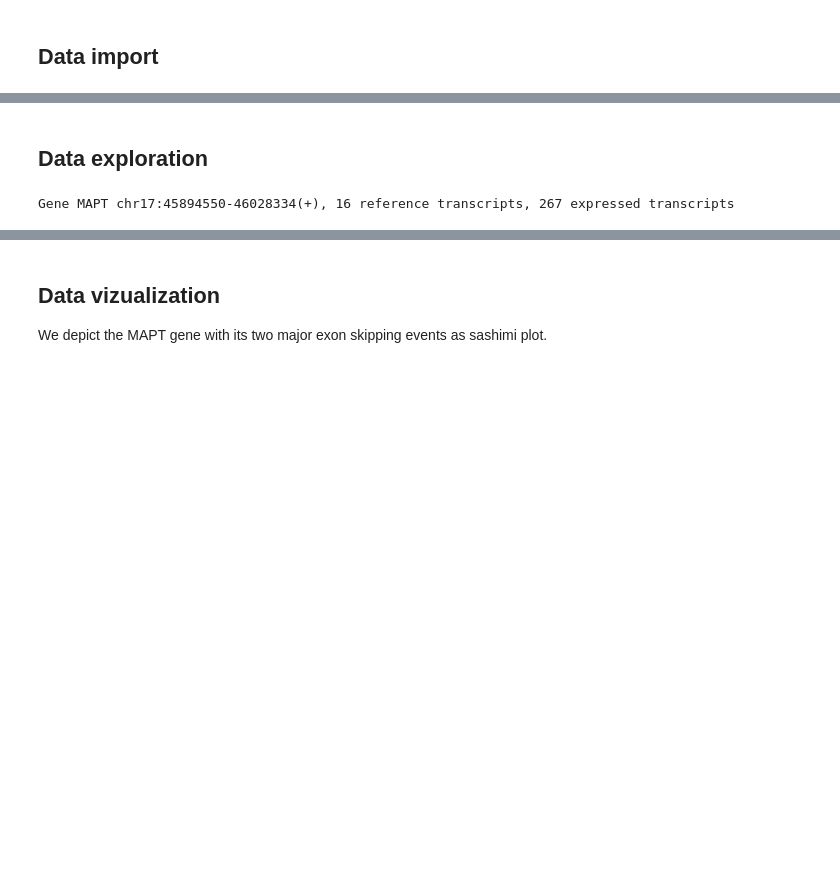
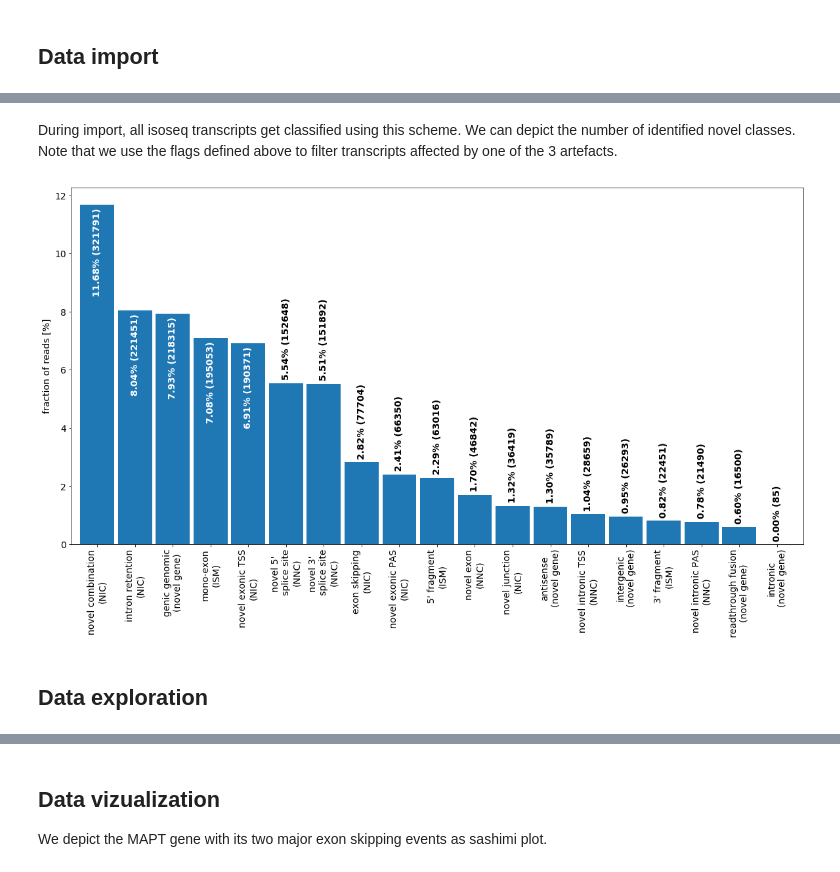
Before and after one commit to MatthiasLienhard/isotools, a Jupyter notebook: docs/notebooks/isotools_alzheimer.ipynb, the cells around one changed output, grey strips where cells are left out. Saved outputs shown, nothing was run; the diff lists cells and outputs as text; code cells hidden in the pictures; blank space fills up the shorter version.

```diff
--- a/docs/notebooks/isotools_alzheimer.ipynb
+++ b/docs/notebooks/isotools_alzheimer.ipynb
@@ -78,7 +197,26 @@ except FileNotFoundError:
+# %% [markdown]
+During import, all isoseq transcripts get classified using this scheme.
+We can depict the number of identified novel classes.
+Note that we use the flags defined above to filter transcripts affected by one of the 3 artefacts.
+# %%
+
+cnr={}
+for g, trid, tr in isoseq.iter_transcripts():
+    for anno in tr['annotation'][1]:
+        cnr[anno]=min(cnr.get(anno,5),tr['annotation'][0])
+del cnr['FSM']
+altsplice=[ isoseq.altsplice_stats(groups=isoseq.groups(), weight_by_coverage=True, min_coverage=1, tr_filter=dict( remove=['RTTS', 'FRAGMENT', 'INTERNAL_PRIMING'])),
+            isoseq.altsplice_stats(groups=isoseq.groups(), weight_by_coverage=True, min_coverage=2, tr_filter=dict( remove=['RTTS', 'FRAGMENT', 'INTERNAL_PRIMING'])),
+            isoseq.altsplice_stats(groups=isoseq.groups(), weight_by_coverage=False, min_coverage=20, tr_filter=dict( remove=['RTTS', 'FRAGMENT', 'INTERNAL_PRIMING']))]
+for i in range(3):
+    altsplice[i][0].index=altsplice[i][0].index+[f'\n({cat[cnr[subcat]]})' if subcat in cnr else '' for subcat in altsplice[i][0].index]
+    altsplice[i][0].index=altsplice[i][0].index.str.replace('splice ','\nsplice ')
+# %%
+from isotools.plots import plot_bar, plot_distr
+
+plt.rcParams["figure.figsize"] = (20,10)
+_=plot_bar(altsplice[0][0],bar_width=.9,ylabel='fraction of reads [%]', legend=False, rot=90,drop_categories=['FSM'])
+# %% [output]
+[figure, added]
 # %% [markdown]
 ## Data exploration
-# %%
-#access of genes by Name
-print(isoseq['MAPT'])
-# %% [output]
-Gene MAPT chr17:45894550-46028334(+), 16 reference transcripts, 267 expressed transcripts
```
Also changed, not shown: parts of 15 cells of this notebook, 12 other files.
